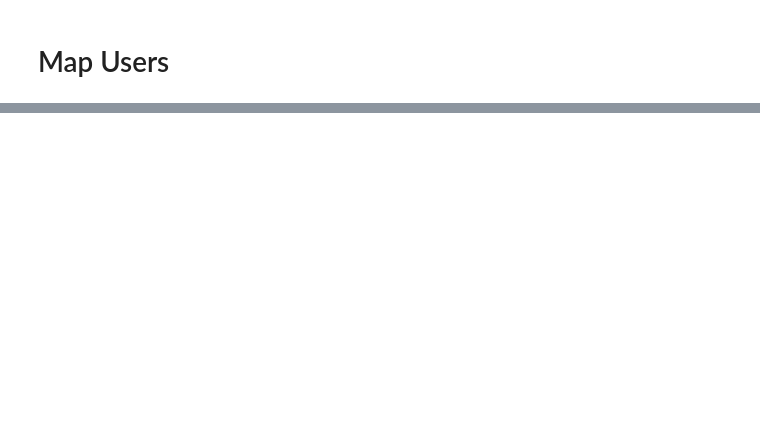
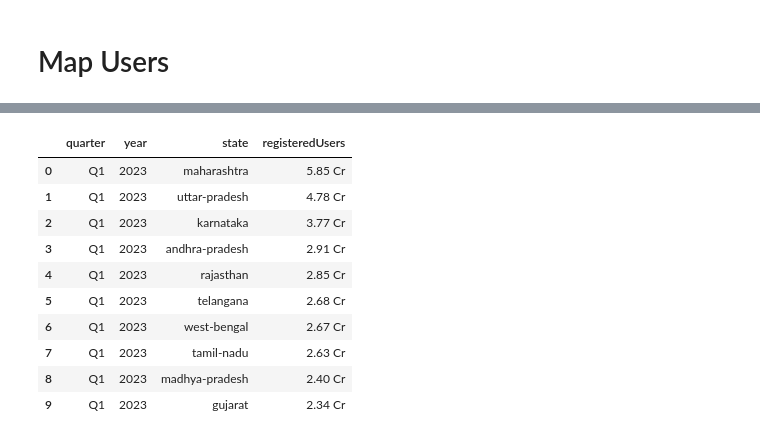
Before and after one commit to balajibala123/pulse, a Jupyter notebook: srccode/map.ipynb, the cells around one changed output, grey strips where cells are left out. Drawn from its saved outputs; the diff is of its cells as text; code cells hidden in the pictures; blank space fills up the shorter version.

```diff
--- a/srccode/map.ipynb
+++ b/srccode/map.ipynb
@@ -71,6 +58,17 @@ MapTransactions
 # %%
 import mysql.connector
 from tabulate import tabulate
+# %%
+def MyCursor():
+    db = mysql.connector.connect(
+        host ="localhost",
+        user = "root",
+        password = "balaji",
+        database = 'pulse'
+    )
+
+    mycursor = db.cursor(buffered=True)
+    return db, mycursor
 # %%
 db = mysql.connector.connect(
     host ="localhost",
@@ -232,3 +215,48 @@ for i in MapUsers.to_records().tolist():
     mycursor.execute(sql, i)
 # %%
 db.commit()
+# %%
+def StateUsers(QUARTER, YEAR):
+    db,mycursor = MyCursor()
+    mycursor.execute("""select
+        quarter,
+        year,
+        state,
+        sum(registeredUsers) as registeredUsers
+        from mapdatausers
+        group by quarter, year, state;""")
+
+    out = mycursor.fetchall()
+    data = list(out)
+    columns = ['quarter','year','state', 'registeredUsers']
+
+    def convert_to_crore_lakh(value):
+        if value >= 10000000:
+            return f'{value / 10000000 : .2f} Cr'
+        else:
+            return f'{value / 100000: .2f} L'
+
+    DataUsersState = pd.DataFrame(data=data, columns=columns)
+    DataUsersState = DataUsersState[(DataUsersState['quarter'] == QUARTER) & (DataUsersState['year']== YEAR)]
+    DataUsersState['Rank'] = DataUsersState['registeredUsers'].rank(ascending=False)
+    DataUsersState = DataUsersState.sort_values(by=['registeredUsers', 'Rank'], ascending=[False, True])
+    DataUsersState = DataUsersState.reset_index(drop=True)
+    DataUsersState['registeredUsers'] = DataUsersState['registeredUsers'].apply(convert_to_crore_lakh)
+    DataUsersState.drop(columns=['Rank'], inplace=True)
+    TopStateUsers = DataUsersState.head(10)
+
+    return TopStateUsers
+# %%
+StateUsers('Q1', 2023)
+# %% [output]
+|  | quarter | year | state | registeredUsers |
+| 0 | Q1 | 2023 | maharashtra | 5.85 Cr |
+| 1 | Q1 | 2023 | uttar-pradesh | 4.78 Cr |
+| 2 | Q1 | 2023 | karnataka | 3.77 Cr |
+| 3 | Q1 | 2023 | andhra-pradesh | 2.91 Cr |
+| 4 | Q1 | 2023 | rajasthan | 2.85 Cr |
+| 5 | Q1 | 2023 | telangana | 2.68 Cr |
+| 6 | Q1 | 2023 | west-bengal | 2.67 Cr |
+| 7 | Q1 | 2023 | tamil-nadu | 2.63 Cr |
+| 8 | Q1 | 2023 | madhya-pradesh | 2.40 Cr |
+| 9 | Q1 | 2023 | gujarat | 2.34 Cr |
```
Also changed, not shown: parts of 9 cells of this notebook, 5 other files.
